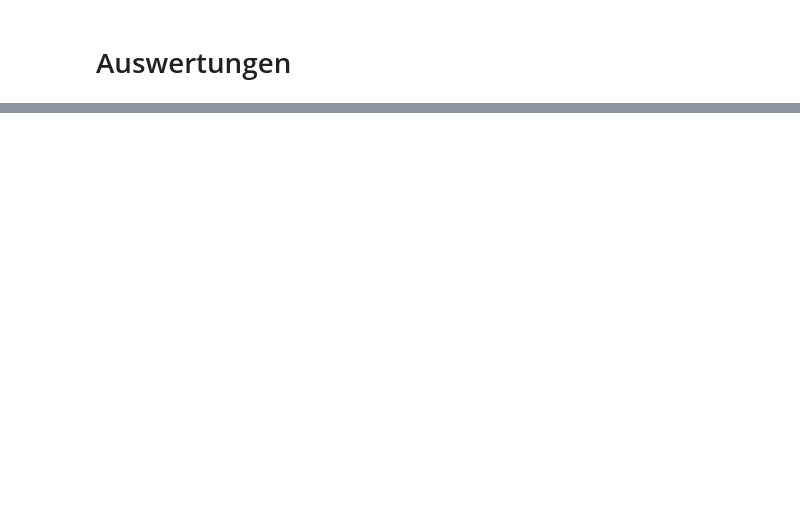
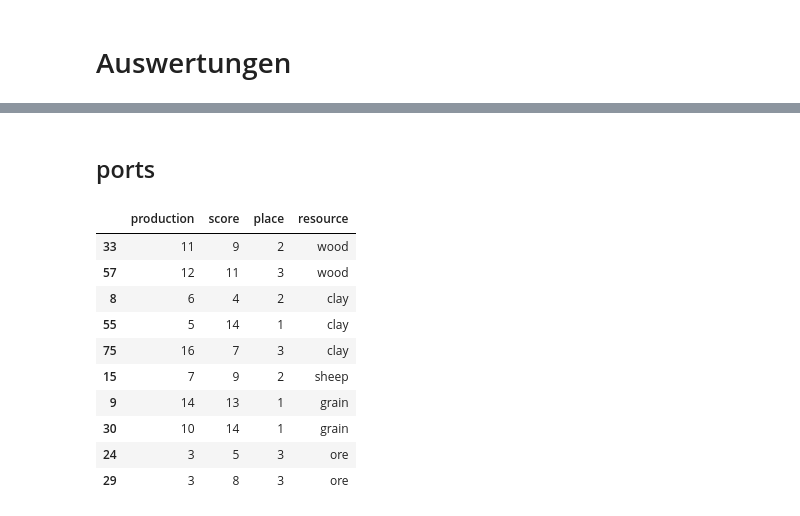
Before and after one commit to mxfuh/catan_data, a Jupyter notebook: catan_insights.ipynb, the cells around one changed output, grey strips where cells are left out. Saved outputs shown, nothing was run; the diff lists cells and outputs as text; code cells hidden in the pictures; blank space fills up the shorter version.

```diff
--- a/catan_insights.ipynb
+++ b/catan_insights.ipynb
@@ -77,0 +153,32 @@ shares.to_excel("xxv001 - resource shares by player.xlsx")
+# %% [markdown]
+## ports
+# %%
+x = []
+for resource in resources:
+    if resource not in ["paper","coin","fabric"]:
+        tdf = df.loc[df["port_"+resource]==1].copy()
+        tres = tdf[["p_sum_"+resource,"score","place"]].copy().rename(columns = {"p_sum_"+resource:"production"})
+        tres["resource"] = resource
+        x.append(tres)
+
+port_res = pd.concat(x)
+display(port_res)
+
+
+#X = port_res[["production"]]
+#X = sm.add_constant(X)
+#y = port_res["score"]
+#model = sm.OLS(y, X,missing = "drop",hasconst=True).fit()
+#model.summary()
+# %% [output]
+|  | production | score | place | resource |
+| 33 | 11 | 9 | 2 | wood |
+| 57 | 12 | 11 | 3 | wood |
+| 8 | 6 | 4 | 2 | clay |
+| 55 | 5 | 14 | 1 | clay |
+| 75 | 16 | 7 | 3 | clay |
+| 15 | 7 | 9 | 2 | sheep |
+| 9 | 14 | 13 | 1 | grain |
+| 30 | 10 | 14 | 1 | grain |
+| 24 | 3 | 5 | 3 | ore |
+| 29 | 3 | 8 | 3 | ore |
```
Also changed, not shown: parts of 18 cells of this notebook.
